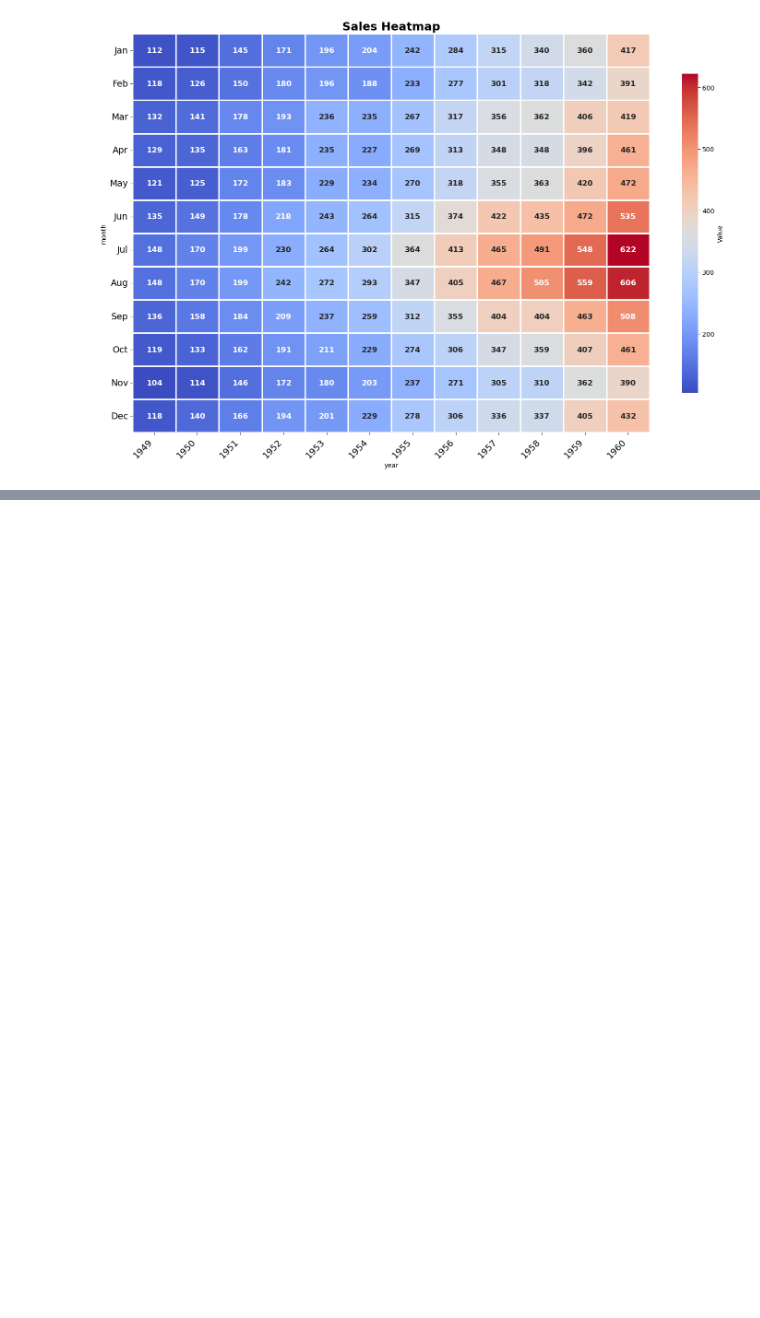
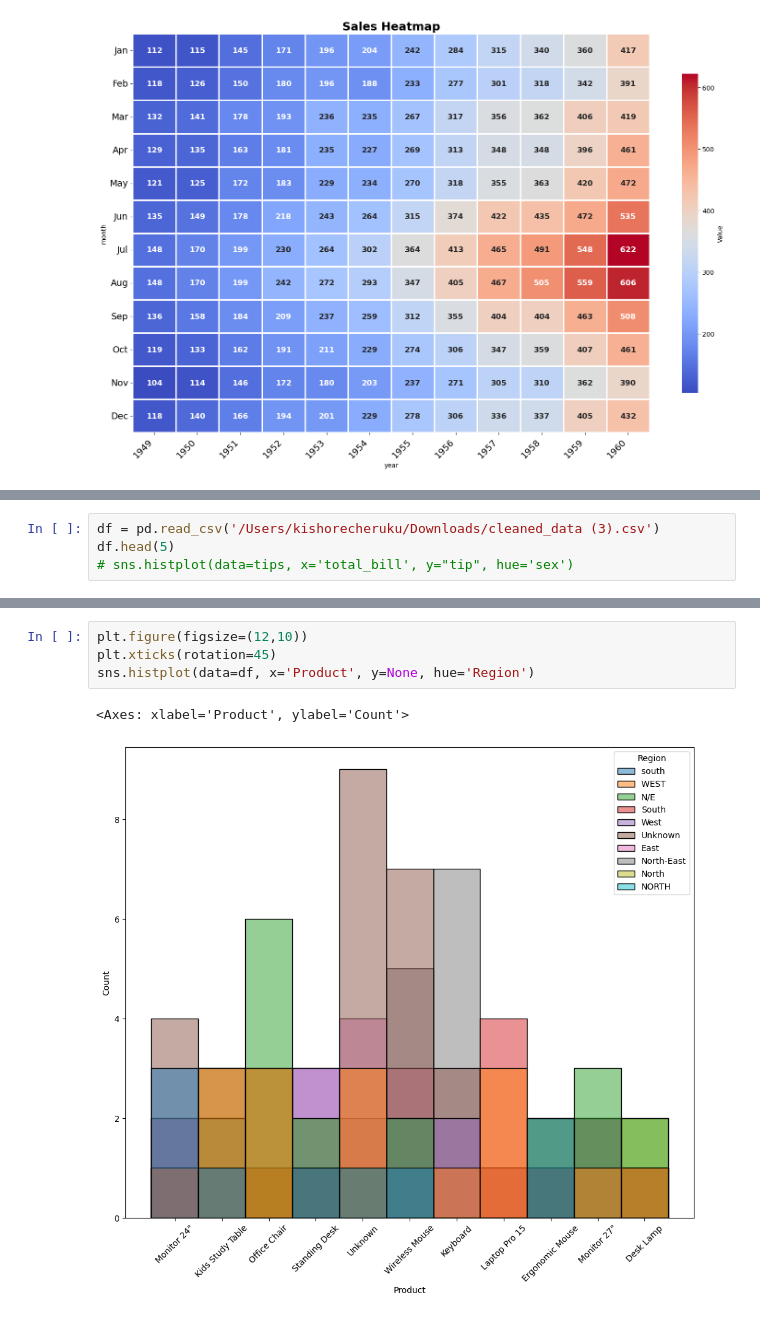
Before and after one commit to kishorecheruku0817/Practice_ML, a Jupyter notebook: Matrixplots.ipynb, the cells around one changed output, grey strips where cells are left out. Drawn from its saved outputs; the diff is of its cells as text; blank space fills up the shorter version.

```diff
--- a/Matrixplots.ipynb
+++ b/Matrixplots.ipynb
@@ -69,0 +84,4 @@ plt.tight_layout()
+# %%
+df = pd.read_csv('/Users/kishorecheruku/Downloads/cleaned_data (3).csv')
+df.head(5)
+# sns.histplot(data=tips, x='total_bill', y="tip", hue='sex')
@@ -69,0 +95,7 @@ plt.tight_layout()
+# %%
+plt.figure(figsize=(12,10))
+plt.xticks(rotation=45)
+sns.histplot(data=df, x='Product', y=None, hue='Region')
+# %% [output]
+<Axes: xlabel='Product', ylabel='Count'>
+[figure, added]
```
Also changed, not shown: parts of 4 cells of this notebook, 6 other files.
